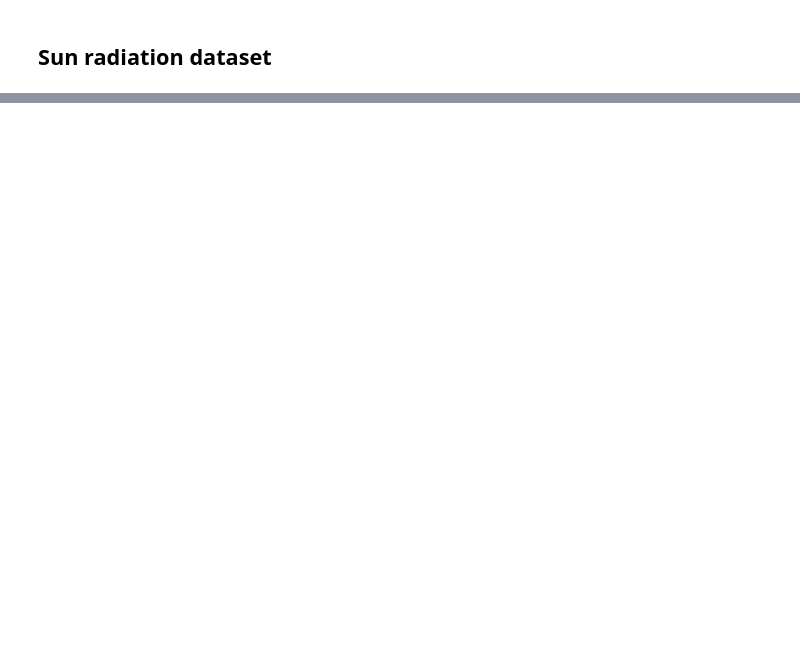
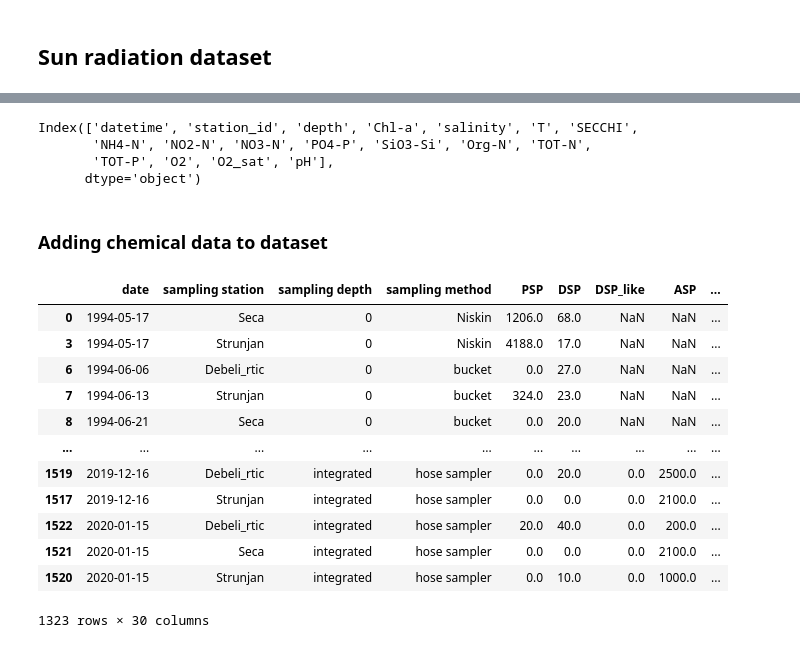
Before and after one commit to MartinMarzi/HABTox-predictor, a Jupyter notebook: HAB_preprocessing_4_0_0.ipynb, the cells around one changed output, grey strips where cells are left out. Drawn from its saved outputs; the diff is of its cells as text; code cells hidden in the pictures; blank space fills up the shorter version.

```diff
--- a/HAB_preprocessing_4_0_0.ipynb
+++ b/HAB_preprocessing_4_0_0.ipynb
@@ -371,0 +395,8 @@ df_po
+# %%
+df_arso = pd.read_csv("data/ORIGINAL/ARSO/ARSO 1993-2022.txt")
+df_arso = df_arso.loc[:, " valid":].copy()
+df_arso.rename(columns = {" valid":"date", "trajanje sonca [h]":"sun [h]"}, inplace = True)
+df_arso["date"] = pd.to_datetime(df_arso["date"])
+df_arso = df_arso.set_index("date")
+df_arso = df_arso.sort_values('date')
+df_arso
@@ -373,0 +472,3 @@ df_po
+# %%
+pd.set_option("display.max_rows", 20)
+df_sea.isnull().sum()
@@ -373,0 +495,52 @@ df_po
+# %%
+df_sea.columns
+# %% [output]
+Index(['datetime', 'station_id', 'depth', 'Chl-a', 'salinity', 'T', 'SECCHI',
+       'NH4-N', 'NO2-N', 'NO3-N', 'PO4-P', 'SiO3-Si', 'Org-N', 'TOT-N',
+       'TOT-P', 'O2', 'O2_sat', 'pH'],
+      dtype='object')
+# %% [markdown]
+### Adding chemical data to dataset
+# %%
+# Loop to add appropriate summed sun radiation period before timestamp of an algae sample in the consolidated dataset.
+df_cons3 = df_cons2.copy()
+df_cons3['Chl-a'], df_cons3['salinity'], df_cons3['T'], df_cons3['SECCHI'], df_cons3['NH4-N'], df_cons3['NO2-N'], df_cons3['NO3-N'], df_cons3['PO4-P'], df_cons3['SiO3-Si'], df_cons3['Org-N'], df_cons3['TOT-N'], df_cons3['TOT-P'], df_cons3['O2'], df_cons3['O2_sat'], df_cons3['pH'] = [np.nan, np.nan, np.nan, np.nan, np.nan, np.nan, np.nan, np.nan,np.nan,np.nan,np.nan,np.nan,np.nan,np.nan,np.nan]
+
+
+max_range = pd.Timedelta(20, unit="day")
+min_range = pd.Timedelta(0, unit="day")
+
+#NEED TO ADDAPT:
+# # Iterate over consolidated df and select a date of the algae sample
+# for id_alg, date_alg in df_cons["date"].iteritems():
+#     # Iterate over ARSO df and selecet and instances in period and sum radiation values
+#     rad_values = []
+#     for date_sun in df_arso.index:
+#         # Calculate the timespan between algae sample and sun radiation
+#         timespan = date_alg - date_sun
+#         # If timespan within radiation period
+#         if min_range <= timespan <= max_range:
+#             # Append value to rad_values list
+#             rad_values.append(df_arso.loc[date_sun, "sun [h]"])
+#         # Add sum of rad values to df_cons once all period values are found
+#         if len(rad_values) > 20:
+#             sum_sun = sum(rad_values)
+#             df_cons2.loc[id_alg, "sun [h]"] = sum_sun
+#             break
+# %%
+pd.set_option("display.max_rows", 15)
+df_cons3
+# %% [output]
+|  | date | sampling station | sampling depth | sampling method | PSP | DSP | DSP_like | ASP | ... |
+| 0 | 1994-05-17 | Seca | 0 | Niskin | 1206.0 | 68.0 | NaN | NaN | ... |
+| 3 | 1994-05-17 | Strunjan | 0 | Niskin | 4188.0 | 17.0 | NaN | NaN | ... |
+| 6 | 1994-06-06 | Debeli_rtic | 0 | bucket | 0.0 | 27.0 | NaN | NaN | ... |
+| 7 | 1994-06-13 | Strunjan | 0 | bucket | 324.0 | 23.0 | NaN | NaN | ... |
+| 8 | 1994-06-21 | Seca | 0 | bucket | 0.0 | 20.0 | NaN | NaN | ... |
+| ... | ... | ... | ... | ... | ... | ... | ... | ... | ... |
+| 1519 | 2019-12-16 | Debeli_rtic | integrated | hose sampler | 0.0 | 20.0 | 0.0 | 2500.0 | ... |
+| 1517 | 2019-12-16 | Strunjan | integrated | hose sampler | 0.0 | 0.0 | 0.0 | 2100.0 | ... |
+| 1522 | 2020-01-15 | Debeli_rtic | integrated | hose sampler | 20.0 | 40.0 | 0.0 | 200.0 | ... |
+| 1521 | 2020-01-15 | Seca | integrated | hose sampler | 0.0 | 0.0 | 0.0 | 2100.0 | ... |
+| 1520 | 2020-01-15 | Strunjan | integrated | hose sampler | 0.0 | 10.0 | 0.0 | 1000.0 | ... |
+1323 rows × 30 columns
```
Also changed, not shown: parts of 12 cells of this notebook, 9 other files.
